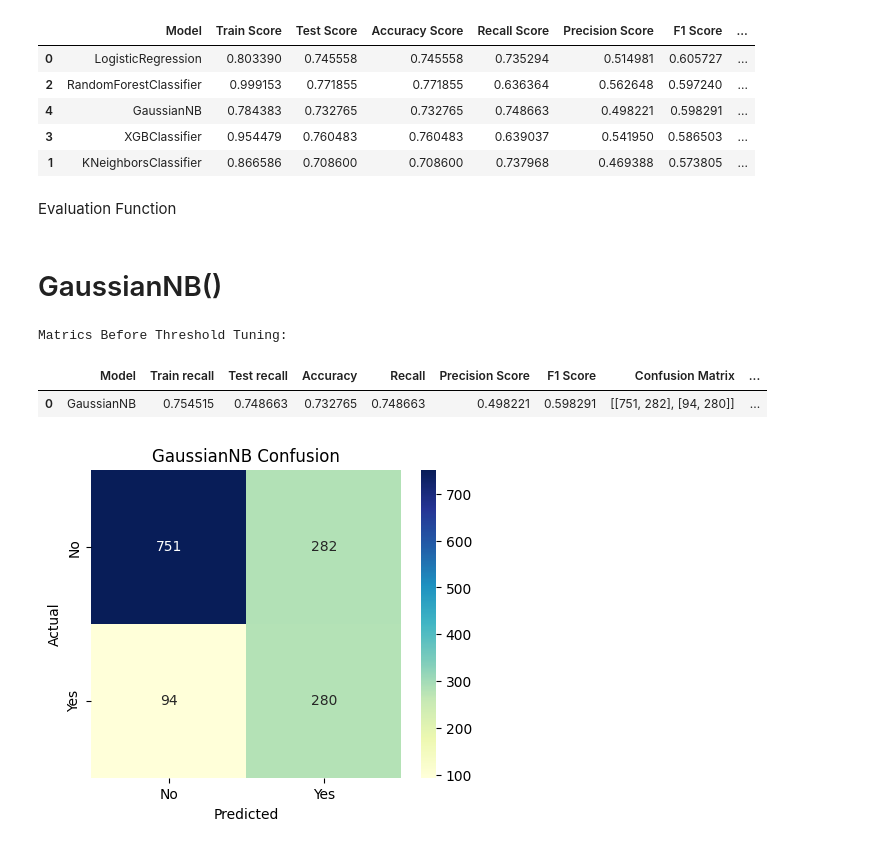
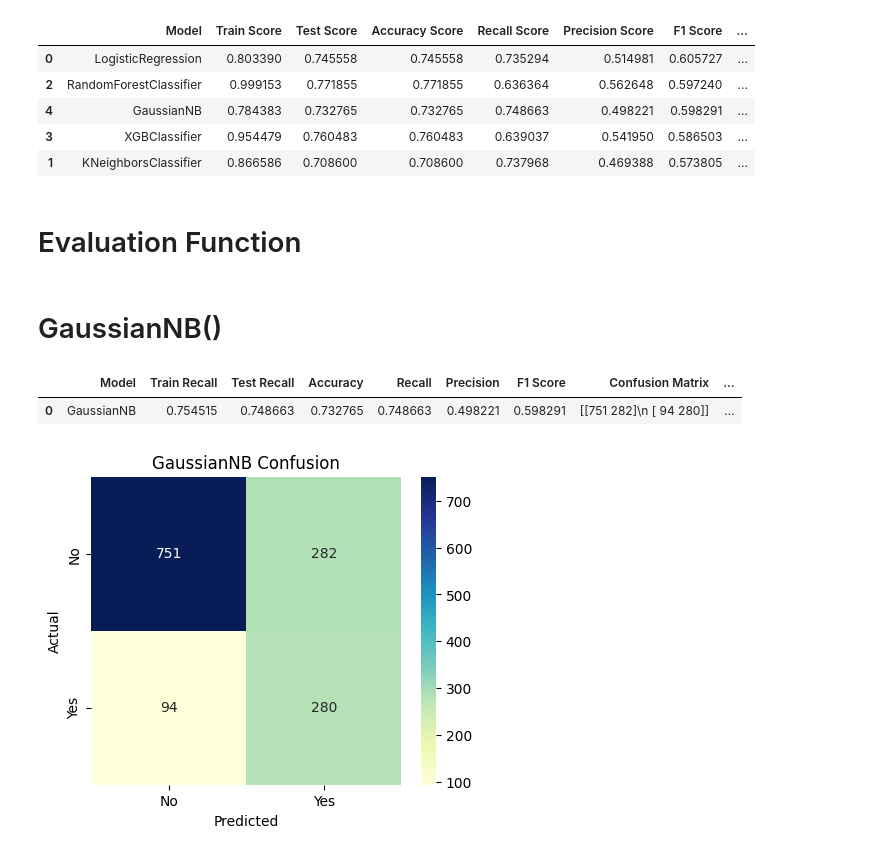
Before and after one commit to Md-Maruf-1727/customer-churn-prediction-ml, a Jupyter notebook: NoteBooks/04_model_training.ipynb, the cells around one changed output. Cells and saved outputs as stored; diff of their text form; code cells hidden in the pictures.

```diff
--- a/NoteBooks/04_model_training.ipynb
+++ b/NoteBooks/04_model_training.ipynb
@@ -143,22 +143,22 @@ Result with scaling:
 | 3 | XGBClassifier | 0.954479 | 0.760483 | 0.760483 | 0.639037 | 0.541950 | 0.586503 | ... |
 | 1 | KNeighborsClassifier | 0.866586 | 0.708600 | 0.708600 | 0.737968 | 0.469388 | 0.573805 | ... |
 # %% [markdown]
-Evaluation Function
+# Evaluation Function
 # %%
-def evaluete_model(model, xtrain, xtest, ytrain, ytest, model_name="Model"):
+def evaluete_model(model, xtrain, xtest, ytrain, ytest, model_name):
     xtrain_pred = model.predict(xtrain)
     y_pred = model.predict(xtest)
     y_pred_proba = model.predict_proba(xtest)[:, 1]
 
-    train_recall = recall_score(ytest, xtrain_pred)
-    test_recall = recall_score(ytest, y_pred_proba)
+    train_recall = recall_score(ytrain, xtrain_pred)
+    test_recall = recall_score(ytest, y_pred)
 
     accuracy = accuracy_score(ytest, y_pred)
     recall = recall_score(ytest, y_pred)
     precision = precision_score(ytest, y_pred)
     f1 = f1_score(ytest, y_pred)
+    roc_auc = roc_auc_score(ytest, y_pred_proba)
     conf_matrix = confusion_matrix(ytest, y_pred)
-    roc_auc_score = roc_auc_score(ytest, y_pred)
 
     best_params = model.best_params_ if hasattr(model, 'best_params_') else None
     best_score = model.best_score_ if hasattr(model, 'best_score_') else None
@@ -168,14 +168,16 @@ def evaluete_model(model, xtrain, xtest, ytrain, ytest, model_name="Model"):
         'Train Recall': train_recall,
         'Test Recall': test_recall,
         'Accuracy': accuracy,
+        'Recall': recall,
+        'Precision': precision,
         'F1 Score': f1,
         'Confusion Matrix': str(conf_matrix),
-        'Roc Auc Score': roc_auc_score,
+        'Roc Auc Score': roc_auc,
         'Best Params': str(best_params),
         'Best CV Score': best_score
     }])
 
-    return result, y_pred_proba, conf_matrix, roc_auc_score
+    return result, y_pred_proba, conf_matrix, roc_auc
 # %% [markdown]
 # GaussianNB()
 # %%
@@ -193,44 +195,18 @@ gnb_grid = GridSearchCV(
 )
 gnb_model = gnb_grid.fit(scale_xtrain, ytrain)
 # %%
-gnb_result, gnb_pred_proba, gnb_confusion, gnb_roc_auc_score
+gnb_result, gnb_pred_proba, gnb_confusion, gnb_roc_auc = evaluete_model(
+    model = gnb_model,
+    xtrain = scale_xtrain,
+    xtest = scale_xtest,
+    ytrain = ytrain,
+    ytest = ytest,
+    model_name = 'GaussianNB'
+)
+gnb_result
+# %% [output]
+|  | Model | Train Recall | Test Recall | Accuracy | Recall | Precision | F1 Score | Confusion Matrix | ... |
+| 0 | GaussianNB | 0.754515 | 0.748663 | 0.732765 | 0.748663 | 0.498221 | 0.598291 | [[751 282]\n [ 94 280]] | ... |
-# %%
-gnb_xtrain_pred = gnb_model.predict(scale_xtrain)
-gnb_pred = gnb_model.predict(scale_xtest)
-gnb_pred_proba = gnb_model.predict_proba(scale_xtest)[:, 1]
-
-gnb_train_recall = recall_score(ytrain, gnb_xtrain_pred)
-gnb_test_recall = recall_score(ytest, gnb_pred)
-
-gnb_accuracy = accuracy_score(ytest, gnb_pred)
-gnb_recall = recall_score(ytest, gnb_pred)
-gnb_precision = precision_score(ytest, gnb_pred)
-gnb_f1 = f1_score(ytest, gnb_pred)
-gnb_confusion = confusion_matrix(ytest, gnb_pred)
-gnb_roc_auc = roc_auc_score(ytest, gnb_pred_proba)
-
-best_params = gnb_model.best_params_
-best_score = gnb_model.best_score_
-
-gnb_result = pd.DataFrame([{
-    'Model': 'GaussianNB',
-    'Train recall': gnb_train_recall,
-    'Test recall': gnb_test_recall,
-    'Accuracy': gnb_accuracy,
-    'Recall': gnb_recall,
-    'Precision Score': gnb_precision,
-    'F1 Score': gnb_f1,
-    'Confusion Matrix': gnb_confusion,
-    'Roc Auc Score': gnb_roc_auc,
-    'Best Params': str(best_params),
-    'Best CV Score': best_score
-
-}])
-gnb_result
-# %% [output]
-Matrics Before Threshold Tuning:
-|  | Model | Train recall | Test recall | Accuracy | Recall | Precision Score | F1 Score | Confusion Matrix | ... |
-| 0 | GaussianNB | 0.754515 | 0.748663 | 0.732765 | 0.748663 | 0.498221 | 0.598291 | [[751, 282], [94, 280]] | ... |
 # %%
 plt.figure(figsize=(5,4))
 labels=['No', 'Yes']
```
Also changed, not shown: parts of 2 cells of this notebook.
